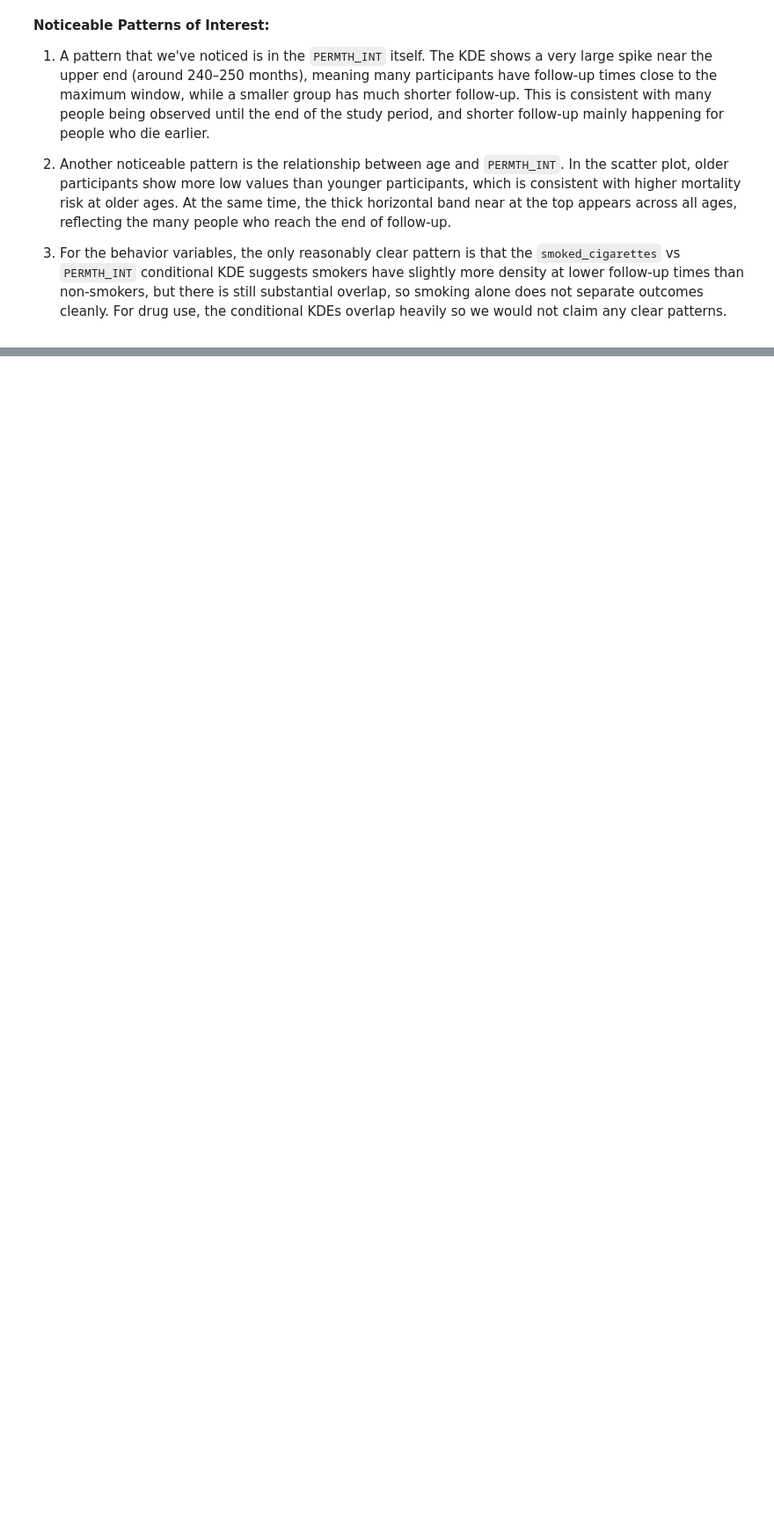
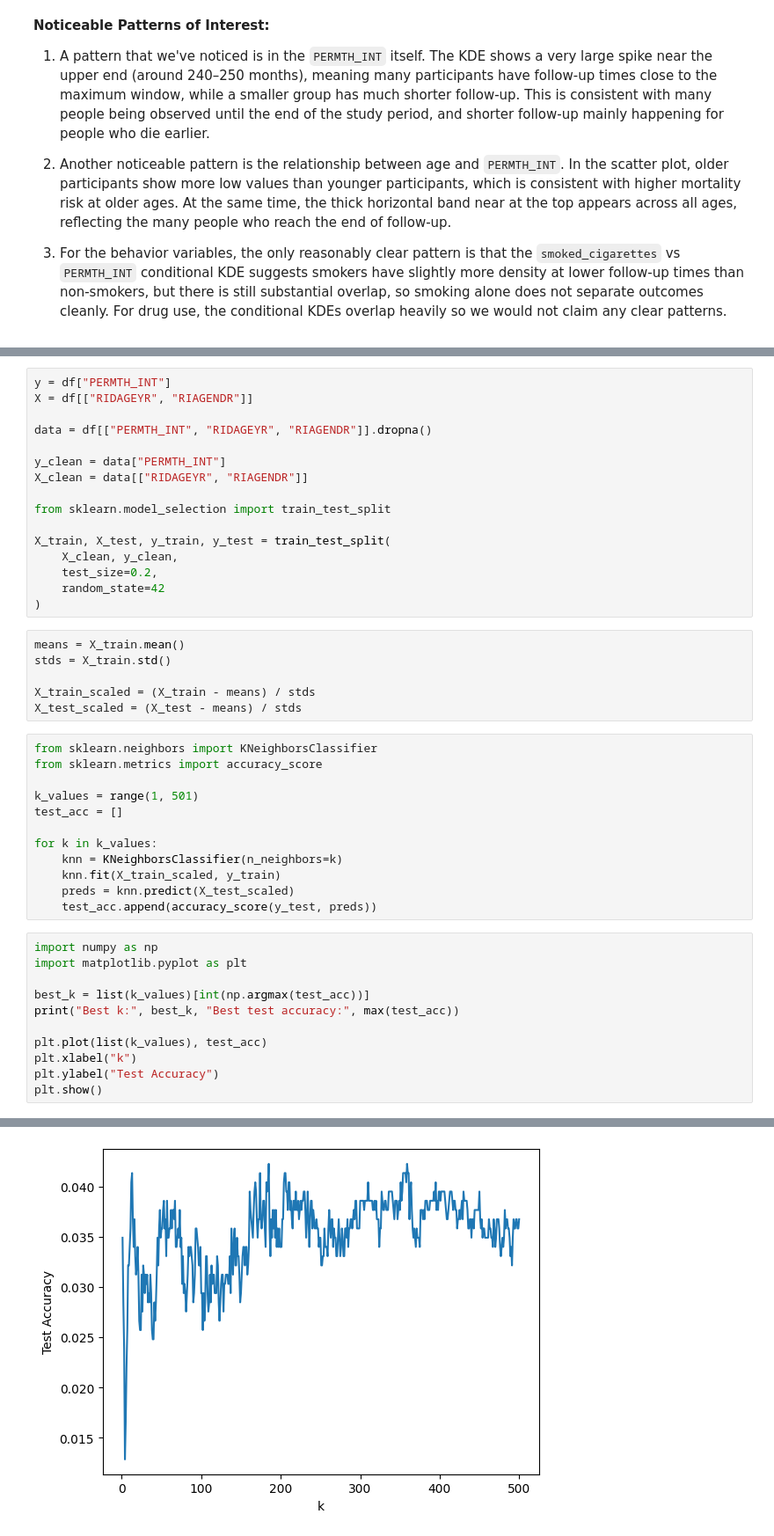
Before and after one commit to kenny507/undergrad_ml_assignments, a Jupyter notebook: project_1_bsds.ipynb, the cells around one changed output, grey strips where cells are left out. Shown at 88% size. Drawn from its saved outputs; the diff is of its cells as text; blank space fills up the shorter version.

```diff
--- a/project_1_bsds.ipynb
+++ b/project_1_bsds.ipynb
@@ -515,0 +571,46 @@ plt.show()
+# %%
+y = df["PERMTH_INT"]
+X = df[["RIDAGEYR", "RIAGENDR"]]
+
+data = df[["PERMTH_INT", "RIDAGEYR", "RIAGENDR"]].dropna()
+
+y_clean = data["PERMTH_INT"]
+X_clean = data[["RIDAGEYR", "RIAGENDR"]]
+
+from sklearn.model_selection import train_test_split
+
+X_train, X_test, y_train, y_test = train_test_split(
+    X_clean, y_clean,
+    test_size=0.2,
+    random_state=42
+)
+# %%
+means = X_train.mean()
+stds = X_train.std()
+
+X_train_scaled = (X_train - means) / stds
+X_test_scaled = (X_test - means) / stds
+# %%
+from sklearn.neighbors import KNeighborsClassifier
+from sklearn.metrics import accuracy_score
+
+k_values = range(1, 501)
+test_acc = []
+
+for k in k_values:
+    knn = KNeighborsClassifier(n_neighbors=k)
+    knn.fit(X_train_scaled, y_train)
+    preds = knn.predict(X_test_scaled)
+    test_acc.append(accuracy_score(y_test, preds))
+# %%
+import numpy as np
+import matplotlib.pyplot as plt
+
+best_k = list(k_values)[int(np.argmax(test_acc))]
+print("Best k:", best_k, "Best test accuracy:", max(test_acc))
+
+plt.plot(list(k_values), test_acc)
+plt.xlabel("k")
+plt.ylabel("Test Accuracy")
+plt.show()
+# %% [output]
@@ -515,0 +618 @@ plt.show()
+[figure, added]
```
Also changed, not shown: parts of 11 cells of this notebook.
